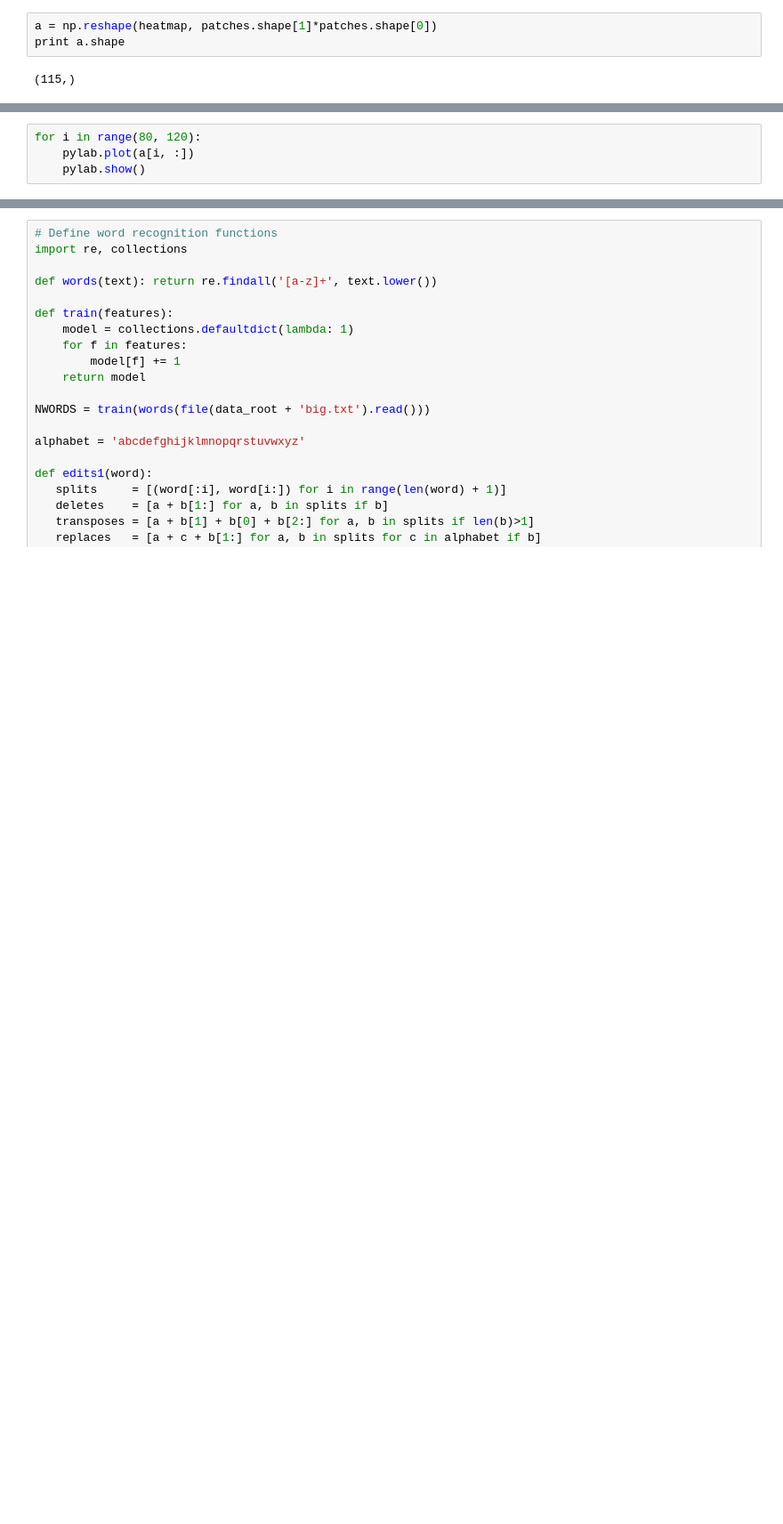
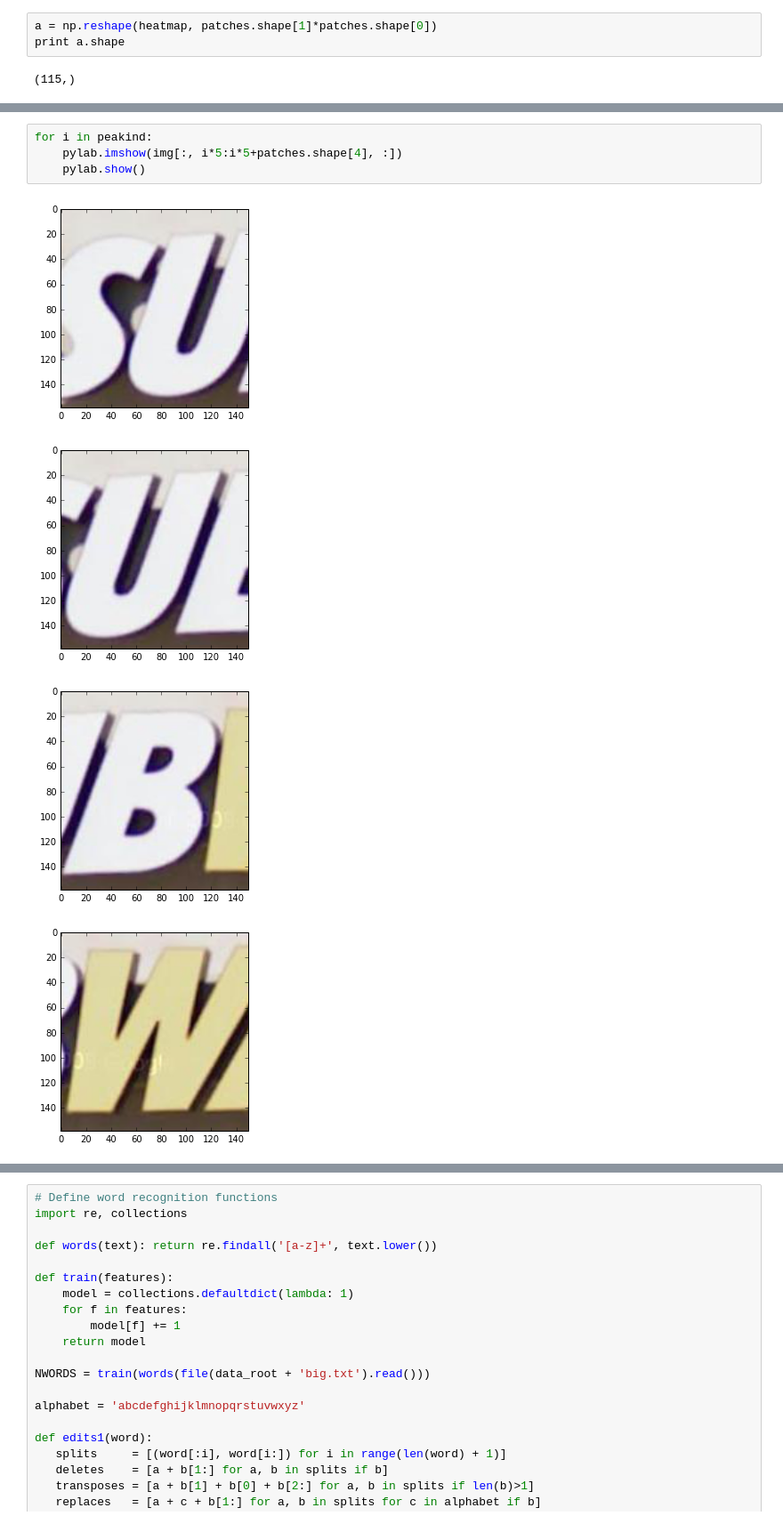
Before and after one commit to faizankshaikh/Project, a Jupyter notebook: trials/End-to-End-Copy1.ipynb, the cells around one changed output, grey strips where cells are left out. Shown: that part at 89% size. Saved outputs shown, nothing was run; the diff lists cells and outputs as text; blank space fills up the shorter version.

```diff
--- a/trials/End-to-End-Copy1.ipynb
+++ b/trials/End-to-End-Copy1.ipynb
@@ -231,4 +243,9 @@ print a.shape
 # %%
-for i in range(80, 120):
-    pylab.plot(a[i, :])
+for i in peakind:
+    pylab.imshow(img[:, i*5:i*5+patches.shape[4], :])
     pylab.show()
+# %% [output]
+[figure, added]
+[figure, added]
+[figure, added]
+[figure, added]
```
Also changed, not shown: parts of 19 cells of this notebook, 2 other files.
